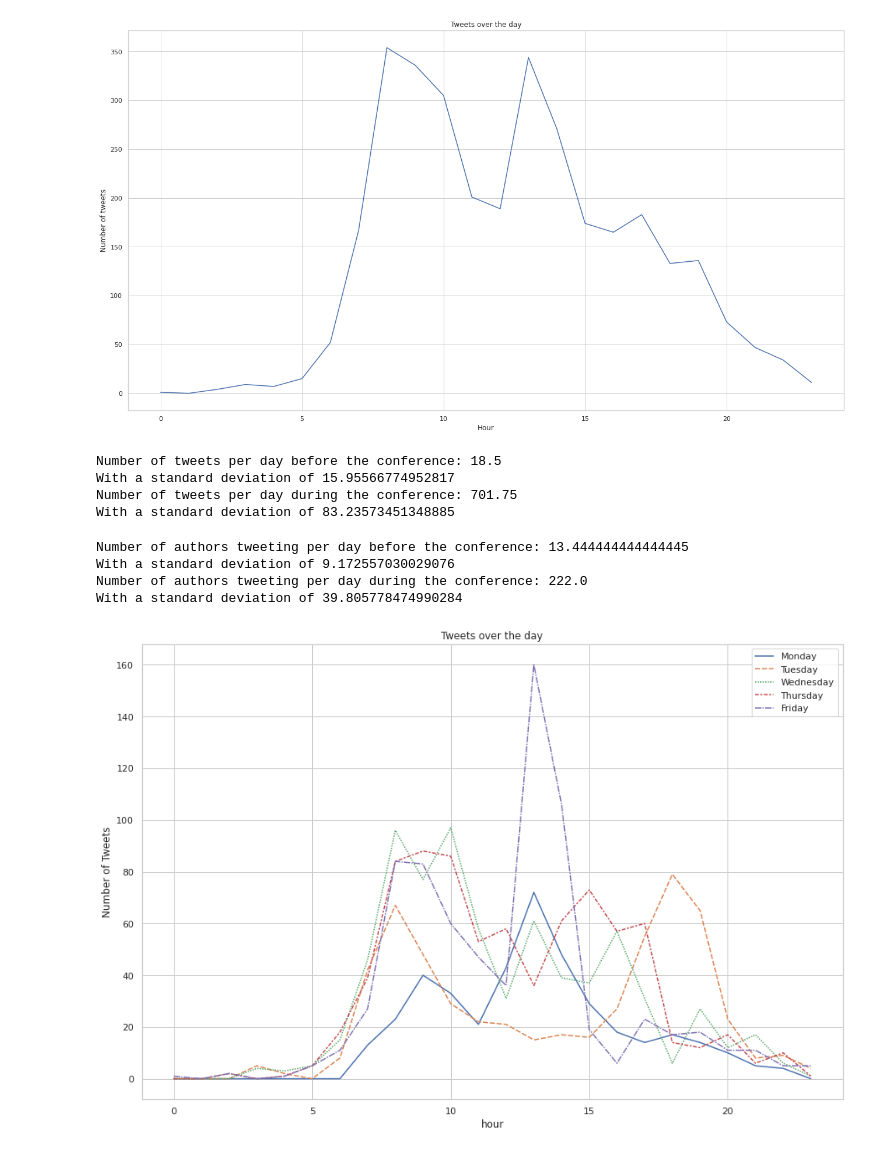
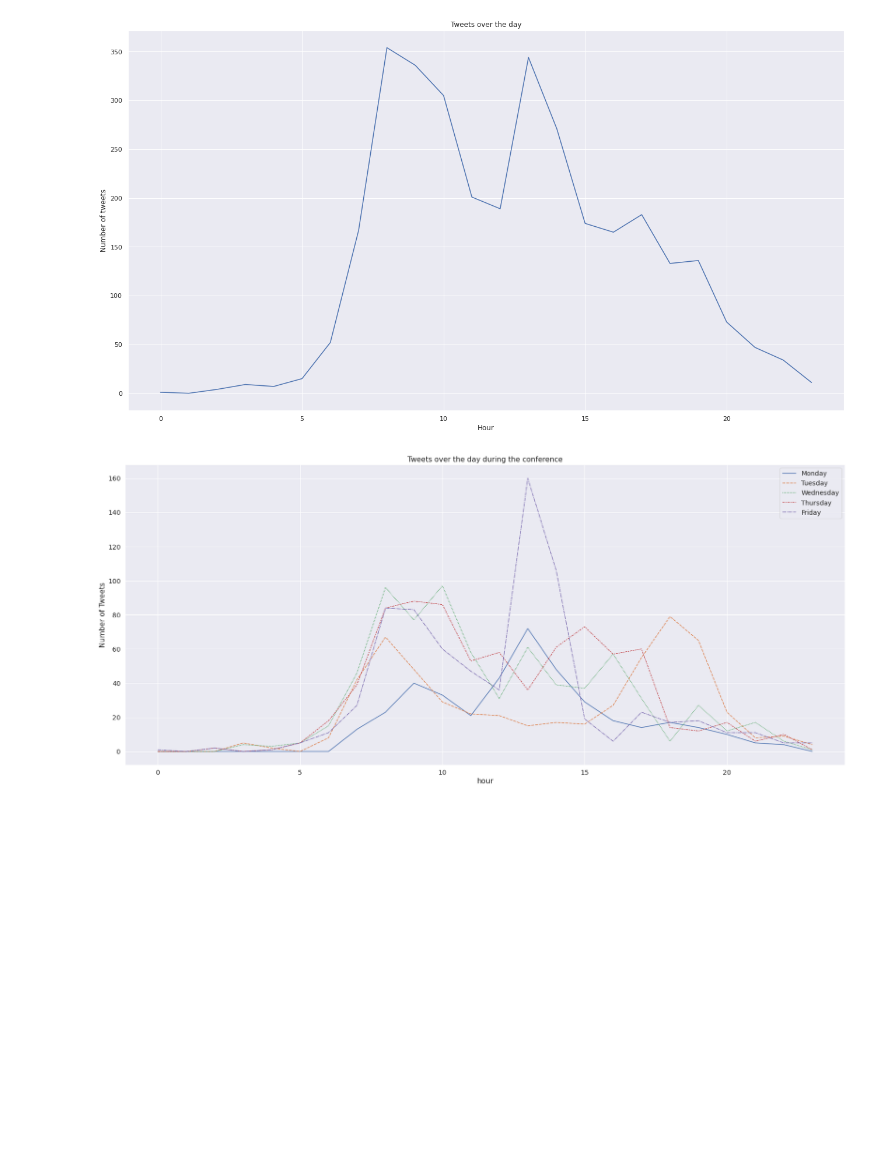
Before and after one commit to Leano1998/DHd2022, a Jupyter notebook: Twitter_DHd2022.ipynb, the cells around one changed output. Drawn from its saved outputs; the diff is of its cells as text; code cells hidden in the pictures; blank space fills up the shorter version.

```diff
--- a/Twitter_DHd2022.ipynb
+++ b/Twitter_DHd2022.ipynb
@@ -11,6 +11,6 @@ import pandas as pd
 import matplotlib.pyplot as plt
 import seaborn as sns
 import numpy as np
-sns.set_theme(style="whitegrid")
+sns.set_theme()
 plt.rcParams["figure.figsize"] = (6, 5)
 download_tweets = False
@@ -146,9 +194,4 @@ public_metrics_users.loc[:10]
 # %%
-vis_users = []
-
-
-plt.rcParams["figure.figsize"] = (12, 8)
-
 plt.rcParams["figure.figsize"] = (18, 10)
 fig, axes = plt.subplots(2,2)
 sns.boxplot(data = public_metrics_users, x ="followers_count", orient="h", ax = axes[0][0])
@@ -199,3 +258,11 @@ plt.show()
 # %% [output]
 [figure]
 [figure]
+# %%
+tweets_before = list(map(lambda x: x[1], filter(lambda x: x[0] < datetime.datetime(2022, 3, 7, 0, 0, 0), tweets_over_time)))
+print("In the weeks before the conference, the users send at an average %s Tweets per day." % np.mean(tweets_before))
+print("The standart deveation is %s\n" % np.std(tweets_before))
+plt.rcParams["figure.figsize"] = (12, 6)
+sns.boxplot(x = tweets_before)
+plt.title("Tweets send before the conference")
+plt.show()
@@ -212,42 +283,25 @@ plt.savefig("vis/Tweets_over_day.png")
 plt.show()
 # %% [output]
 [figure]
-# %%
-tweets_before = list(filter(lambda x: x[0]<datetime.datetime(2022, 3, 7, 0, 0, 0), tweets_over_time))
-tweets_tuesday = list(filter(lambda x: datetime.datetime(2022, 3, 8, 0, 0, 0) < x[0] < datetime.datetime(2022, 3, 8, 23, 59, 59), tweets_over_time))
-print("Number of tweets per day before the conference: %s" % np.mean([i[1] for i in tweets_before]))
-print("With a standard deviation of %s" % np.std([i[1] for i in tweets_before]))
-print("Number of tweets per day during the conference: %s" % np.mean([i[1] for i in tweets_during]))
-print("With a standard deviation of %s" % np.std([i[1] for i in tweets_during]))
-# %% [output]
-Number of tweets per day before the conference: 18.5
-With a standard deviation of 15.95566774952817
-Number of tweets per day during the conference: 701.75
-With a standard deviation of 83.23573451348885
-# %%
-print("Number of authors tweeting per day before the conference: %s" % np.mean([i[2] for i in tweets_before]))
-print("With a standard deviation of %s" % np.std([i[2] for i in tweets_before]))
-print("Number of authors tweeting per day during the conference: %s" % np.mean([i[2] for i in tweets_during]))
-print("With a standard deviation of %s" % np.std([i[2] for i in tweets_during]))
-# %% [output]
-Number of authors tweeting per day before the conference: 13.444444444444445
-With a standard deviation of 9.172557030029076
-Number of authors tweeting per day during the conference: 222.0
-With a standard deviation of 39.805778474990284
 # %%
+tweets_during = tweets_over_time
 tweets_per_hour = {i: {"Monday": 0, "Tuesday": 0, "Wednesday": 0, "Thursday": 0, "Friday": 0, } for i in range(0, 24)}
 weekdays = list(tweets_per_hour[0].keys())
 for i in range(7, 12):
-    tweets_during = pd.DataFrame(map(lambda x: (x.hour, 1), filter(lambda x: datetime.datetime(2022, 3, i, 0, 0, 0) < x < datetime.datetime(2022, 3, i, 23, 59, 59), tweets_data["created_at"].sort_values().tolist())), columns=["hour", "n"]).groupby(by="hour", as_index=False).count()
+    tweets_during = pd.DataFrame(map(lambda x: (x.hour, 1),
+                                     filter(lambda x: datetime.datetime(2022, 3, i, 0, 0, 0) < x < datetime.datetime(2022, 3, i, 23, 59, 59),
+                                            tweets_data["created_at"].sort_values().tolist())),
+                                 columns=["hour", "n"]).groupby(by="hour", as_index=False).count()
     for _,v in tweets_during.iterrows():
         tweets_per_hour[v["hour"]][weekdays[i-7]] = v["n"]
 tweets_during = pd.DataFrame(tweets_per_hour).T
-plt.rcParams["figure.figsize"] = (15, 10)
+plt.rcParams["figure.figsize"] = (28, 12)
+sns.set_context('notebook', font_scale=1.3, rc={"lines.linewidth": 1.5})
 sns.lineplot(data=tweets_during)
-plt.title("Tweets over the day")
+plt.title("Tweets over the day during the conference")
 plt.xlabel("hour")
 plt.ylabel("Number of Tweets")
 plt.savefig("vis/Tweets_over_day_during_DHd.png")
 plt.show()
 # %% [output]
-[figure, old version]
+[figure, new version]
```
Also changed, not shown: parts of 15 cells of this notebook.
